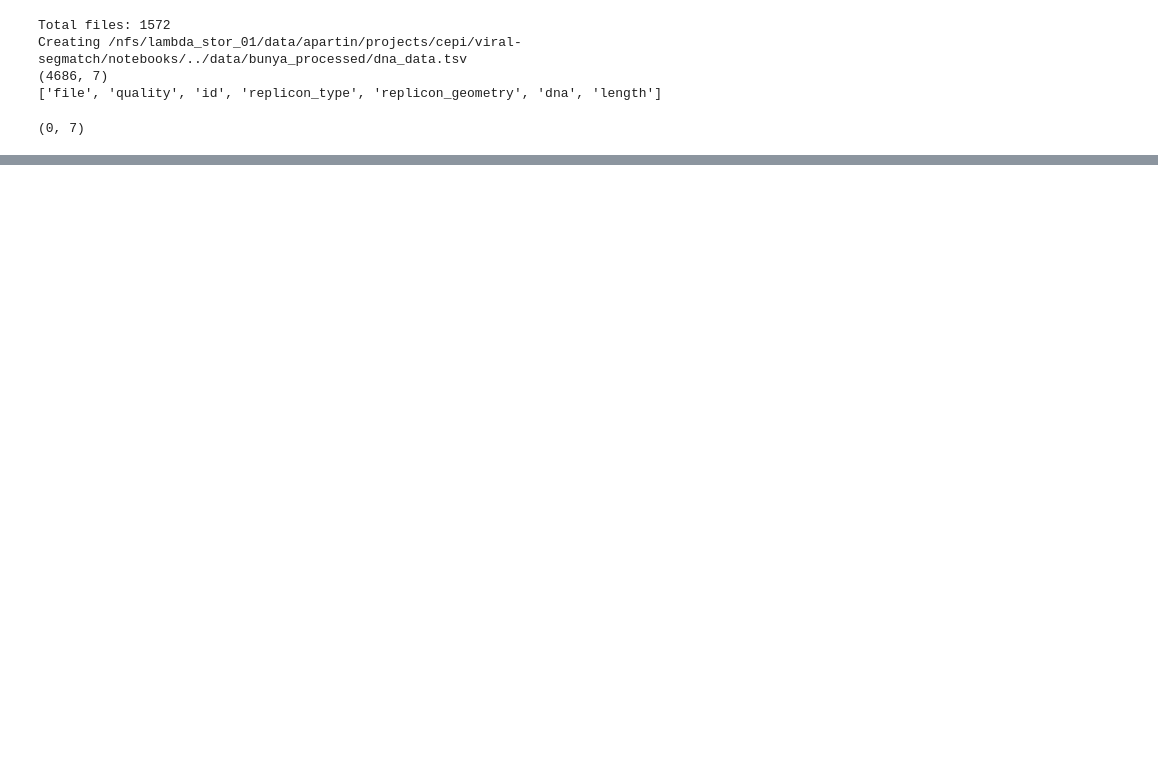
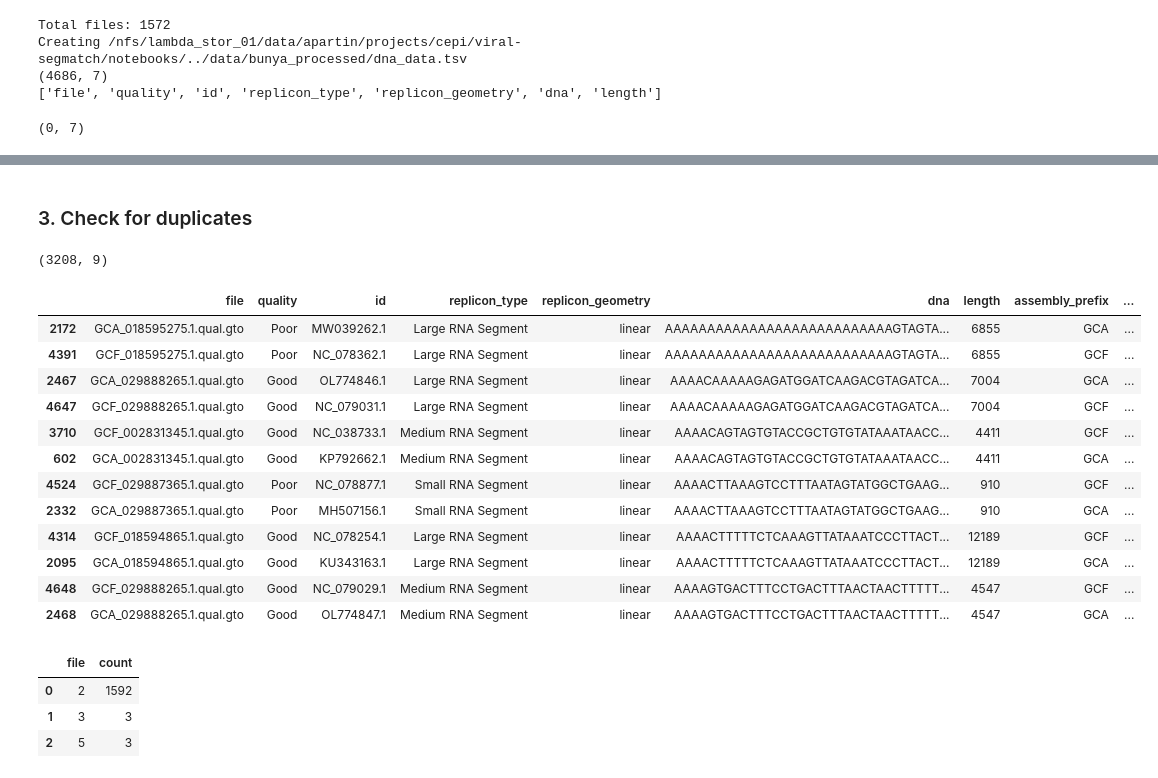
Before and after one commit to adpartin/viral-segmatch, a Jupyter notebook: notebooks/bunyas.ipynb, the cells around one changed output, grey strips where cells are left out. Saved outputs shown, nothing was run; the diff lists cells and outputs as text; code cells hidden in the pictures; blank space fills up the shorter version.

Commit message:
check issues in dna data

```diff
--- a/notebooks/bunyas.ipynb
+++ b/notebooks/bunyas.ipynb
@@ -199,7 +232,7 @@ if not (output_dir / protein_data_fname).exists():
         df = get_protein_data_from_gto(gto_file_path=fpath)
         dfs.append(df)
 
-    prot_df = pd.concat(dfs, axis=0)
+    prot_df = pd.concat(dfs, axis=0).reset_index(drop=True)
     prot_df.to_csv(output_dir / protein_data_fname, sep='\t', index=False)
 
 else:
@@ -297,7 +320,7 @@ if not (output_dir / dna_data_fname).exists():
         df = get_dna_data_from_gto(gto_file_path=fpath)
         dfs.append(df)
 
-    dna_df = pd.concat(dfs, axis=0)
+    dna_df = pd.concat(dfs, axis=0).reset_index(drop=True)
     dna_df.to_csv(output_dir / dna_data_fname, sep='\t', index=False)
 
 else:
@@ -319,6 +342,2 @@ no_dna_df.to_csv(output_dir / 'no_dna_data.tsv', sep='\t', index=False)
 # %% [output]
 (0, 7)
-# %%
-# Check duplicates
-dna_df = dna_df.sort_values(['dna'])
-dna_df
@@ -338,0 +424,66 @@ dna_df
+# %% [markdown]
+### 3. Check for duplicates
+# %%
+# Check duplicates
+# There are duplicates.
+# TODO! How should we handle the duplicates?
+# 1. Are these dups necessarily a problem??
+dna_dups = dna_df[dna_df.duplicated(subset=['dna'], keep=False)].sort_values(['dna'])
+dna_dups.to_csv(output_dir / 'dna_duplicates.tsv', sep='\t', index=False)
+print(dna_dups.shape)
+dna_dups[:12]
+# %% [output]
+(3208, 9)
+|  | file | quality | id | replicon_type | replicon_geometry | dna | length | assembly_prefix | ... |
+| 2172 | GCA_018595275.1.qual.gto | Poor | MW039262.1 | Large RNA Segment | linear | AAAAAAAAAAAAAAAAAAAAAAAAAAAGTAGTA... | 6855 | GCA | ... |
+| 4391 | GCF_018595275.1.qual.gto | Poor | NC_078362.1 | Large RNA Segment | linear | AAAAAAAAAAAAAAAAAAAAAAAAAAAGTAGTA... | 6855 | GCF | ... |
+| 2467 | GCA_029888265.1.qual.gto | Good | OL774846.1 | Large RNA Segment | linear | AAAACAAAAAGAGATGGATCAAGACGTAGATCA... | 7004 | GCA | ... |
+| 4647 | GCF_029888265.1.qual.gto | Good | NC_079031.1 | Large RNA Segment | linear | AAAACAAAAAGAGATGGATCAAGACGTAGATCA... | 7004 | GCF | ... |
+| 3710 | GCF_002831345.1.qual.gto | Good | NC_038733.1 | Medium RNA Segment | linear | AAAACAGTAGTGTACCGCTGTGTATAAATAACC... | 4411 | GCF | ... |
+| 602 | GCA_002831345.1.qual.gto | Good | KP792662.1 | Medium RNA Segment | linear | AAAACAGTAGTGTACCGCTGTGTATAAATAACC... | 4411 | GCA | ... |
+| 4524 | GCF_029887365.1.qual.gto | Poor | NC_078877.1 | Small RNA Segment | linear | AAAACTTAAAGTCCTTTAATAGTATGGCTGAAG... | 910 | GCF | ... |
+| 2332 | GCA_029887365.1.qual.gto | Poor | MH507156.1 | Small RNA Segment | linear | AAAACTTAAAGTCCTTTAATAGTATGGCTGAAG... | 910 | GCA | ... |
+| 4314 | GCF_018594865.1.qual.gto | Good | NC_078254.1 | Large RNA Segment | linear | AAAACTTTTTCTCAAAGTTATAAATCCCTTACT... | 12189 | GCF | ... |
+| 2095 | GCA_018594865.1.qual.gto | Good | KU343163.1 | Large RNA Segment | linear | AAAACTTTTTCTCAAAGTTATAAATCCCTTACT... | 12189 | GCA | ... |
+| 4648 | GCF_029888265.1.qual.gto | Good | NC_079029.1 | Medium RNA Segment | linear | AAAAGTGACTTTCCTGACTTTAACTAACTTTTT... | 4547 | GCF | ... |
+| 2468 | GCA_029888265.1.qual.gto | Good | OL774847.1 | Medium RNA Segment | linear | AAAAGTGACTTTCCTGACTTTAACTAACTTTTT... | 4547 | GCA | ... |
+# %%
+"""
+1. Count how often each duplicated sequence appears across different files
+This helps understand if duplicates are common within the same virus or across different ones.
+
+Case 1:  2 duplicates.
+This might be technical (e.g., GCA vs. GCF versions of the same assembly for a given virus). Some GTO files may contain reference (GCF) and draft (GCA) assemblies of the same virus, leading to identical sequences in different files.
+- If these duplicates exist only between GCA/GCF pairs, we can prefer the GCF version (since it is typically a higher-quality reference).
+- If they are between two different GCA assemblies, we need to check if they belong to the same virus (see next step).
+
+Case 2:  > 2 duplicates.
+Potential reasons:
+- Shared sequences across different virus strains (real biological conservation).
+- Multiple sequencing projects capturing the same virus but submitted separately.
+- Annotation errors where different assemblies accidentally include redundant sequences.
+
+What should we do?
+- Check if they belong to different viruses (extract and compare assembly IDs, see next section).
+- If they belong to different viruses, they might be real conserved elements → keep them.
+- If they belong to the same virus, keep only one high-quality version to avoid redundancy.
+
+ap:
+Most duplicates appear in only 2 files. What does it mean? And, what should we do with those?
+Then, we have 3 sequences that appear in 3 files, and 3 sequences that appear in 5 files. What does it mean? And, what should we do with those?
+num_unique_files	count
+2	1592
+3	3
+5	3
+"""
+
+dna_dups = dna_df[dna_df.duplicated(subset=['dna'], keep=False)].sort_values(['dna'])
+# dna_dups.groupby('dna').agg(file=('file', 'unique')).reset_index().explode('file')
+
+dna_dups_count_files = dna_dups[['dna', 'file']].groupby('dna')['file'].nunique().reset_index()
+dna_dups_count_files['file'].value_counts().reset_index()
+# %% [output]
+|  | file | count |
+| 0 | 2 | 1592 |
+| 1 | 3 | 3 |
+| 2 | 5 | 3 |
```
Also changed, not shown: parts of 23 cells of this notebook.
